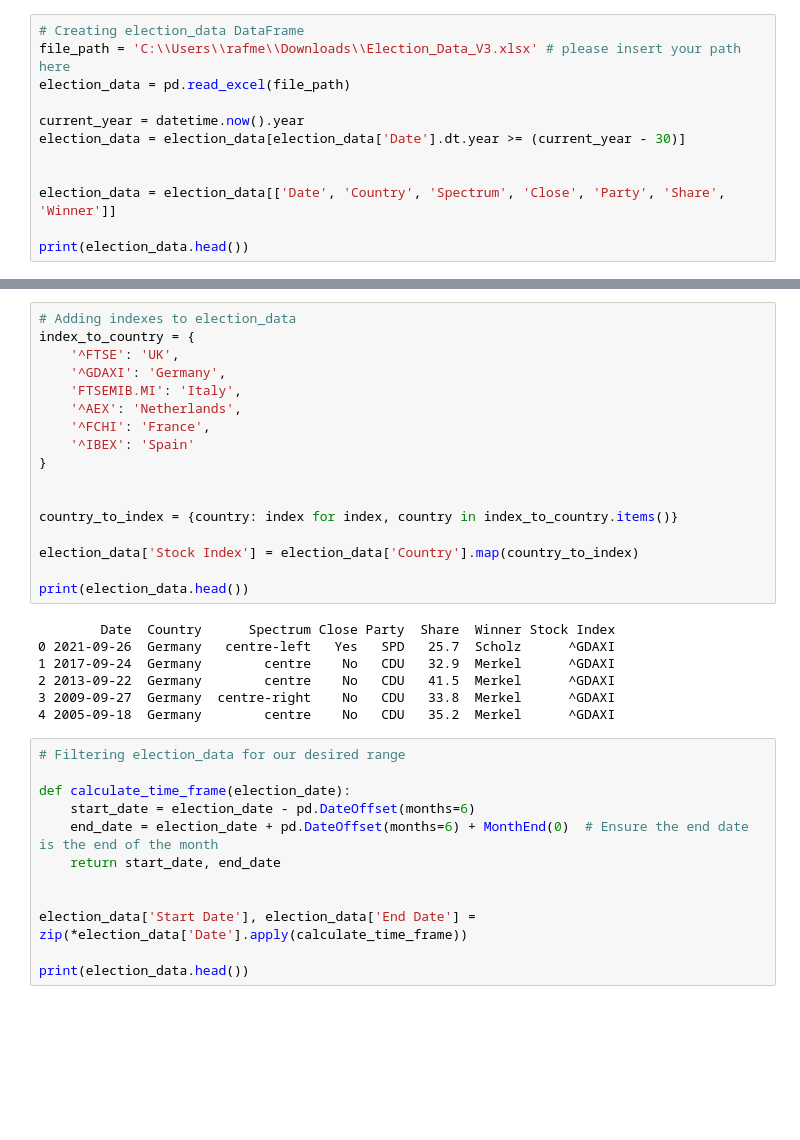
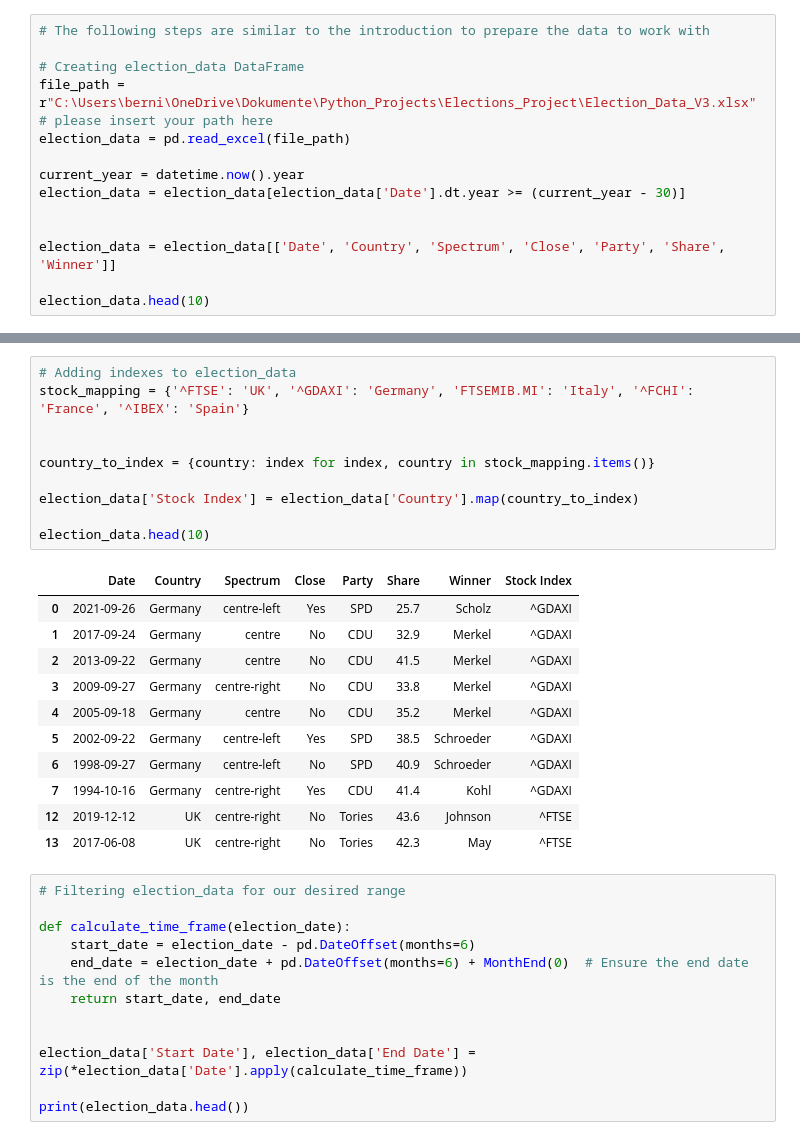
Before and after one commit to RafaelMeiri/Elections_Project, a Jupyter notebook: project_main.ipynb, the cells around one changed output, grey strips where cells are left out. Cells and saved outputs as stored; diff of their text form; blank space fills up the shorter version.

```diff
--- a/project_main.ipynb
+++ b/project_main.ipynb
@@ -10,6 +14,8 @@ import seaborn as sns
 # %%
+# The following steps are similar to the introduction to prepare the data to work with
+
 # Creating election_data DataFrame
-file_path = 'C:\\Users\\rafme\\Downloads\\Election_Data_V3.xlsx' # please insert your path here
+file_path = r"C:\Users\berni\OneDrive\Dokumente\Python_Projects\Elections_Project\Election_Data_V3.xlsx" # please insert your path here
 election_data = pd.read_excel(file_path)
 
 current_year = datetime.now().year
@@ -18,5 +24,5 @@ election_data = election_data[election_data['Date'].dt.year >= (current_year - 3
 
 election_data = election_data[['Date', 'Country', 'Spectrum', 'Close', 'Party', 'Share', 'Winner']]
 
-print(election_data.head())
+election_data.head(10)
 # %% [output]
@@ -29,27 +40,25 @@ print(election_data.head())
 # %%
 # Adding indexes to election_data
-index_to_country = {
-    '^FTSE': 'UK',
-    '^GDAXI': 'Germany',
-    'FTSEMIB.MI': 'Italy',
-    '^AEX': 'Netherlands',
-    '^FCHI': 'France',
-    '^IBEX': 'Spain'
-}
+stock_mapping = {'^FTSE': 'UK', '^GDAXI': 'Germany', 'FTSEMIB.MI': 'Italy', '^FCHI': 'France', '^IBEX': 'Spain'}
 
 
-country_to_index = {country: index for index, country in index_to_country.items()}
+country_to_index = {country: index for index, country in stock_mapping.items()}
 
 election_data['Stock Index'] = election_data['Country'].map(country_to_index)
 
-print(election_data.head())
+election_data.head(10)
 # %% [output]
-        Date  Country      Spectrum Close Party  Share  Winner Stock Index
-0 2021-09-26  Germany   centre-left   Yes   SPD   25.7  Scholz      ^GDAXI
-1 2017-09-24  Germany        centre    No   CDU   32.9  Merkel      ^GDAXI
-2 2013-09-22  Germany        centre    No   CDU   41.5  Merkel      ^GDAXI
-3 2009-09-27  Germany  centre-right    No   CDU   33.8  Merkel      ^GDAXI
-4 2005-09-18  Germany        centre    No   CDU   35.2  Merkel      ^GDAXI
+|  | Date | Country | Spectrum | Close | Party | Share | Winner | Stock Index |
+| 0 | 2021-09-26 | Germany | centre-left | Yes | SPD | 25.7 | Scholz | ^GDAXI |
+| 1 | 2017-09-24 | Germany | centre | No | CDU | 32.9 | Merkel | ^GDAXI |
+| 2 | 2013-09-22 | Germany | centre | No | CDU | 41.5 | Merkel | ^GDAXI |
+| 3 | 2009-09-27 | Germany | centre-right | No | CDU | 33.8 | Merkel | ^GDAXI |
+| 4 | 2005-09-18 | Germany | centre | No | CDU | 35.2 | Merkel | ^GDAXI |
+| 5 | 2002-09-22 | Germany | centre-left | Yes | SPD | 38.5 | Schroeder | ^GDAXI |
+| 6 | 1998-09-27 | Germany | centre-left | No | SPD | 40.9 | Schroeder | ^GDAXI |
+| 7 | 1994-10-16 | Germany | centre-right | Yes | CDU | 41.4 | Kohl | ^GDAXI |
+| 12 | 2019-12-12 | UK | centre-right | No | Tories | 43.6 | Johnson | ^FTSE |
+| 13 | 2017-06-08 | UK | centre-right | No | Tories | 42.3 | May | ^FTSE |
 # %%
 # Filtering election_data for our desired range
 
```
Also changed, not shown: parts of 5 cells of this notebook, 1 other file.
